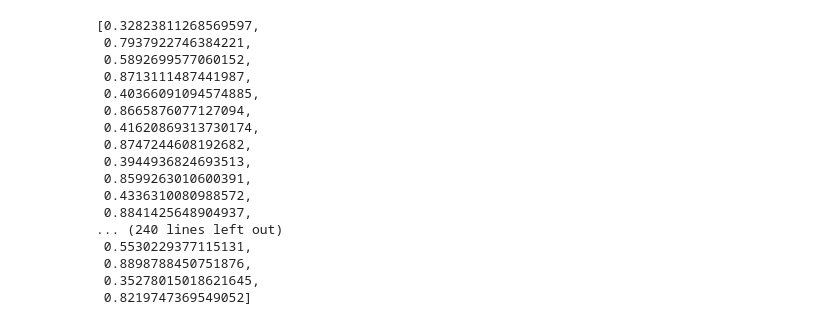
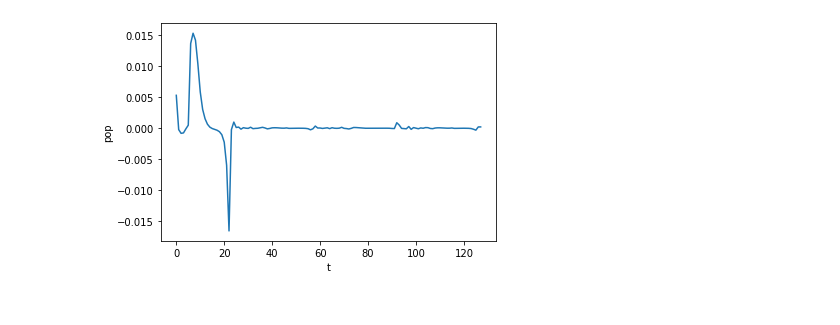
Before and after one commit to kenflat2/Nonlinear-Regression, a Jupyter notebook: Untitled2.ipynb, the cells around one changed output. Cells and saved outputs as stored; diff of their text form; code cells hidden in the pictures.

```diff
--- a/Untitled2.ipynb
+++ b/Untitled2.ipynb
@@ -43,0 +40,15 @@ lDLM.fit()
+# %%
+# fit forward filter
+lDLM.fitForwardFilter()
+# fit backward smoother
+lDLM.fitBackwardSmoother()
+
+# plot the results
+lDLM.plot()
+# plot only the filtered results
+lDLM.turnOff('smoothed plot')
+lDLM.plot()
+# plot in one figure
+lDLM.turnOff('multiple plots')
+lDLM.turnOff('filtered plot')
+lDLM.plot()
@@ -54,20 +75,4 @@ plt.show()
-# %%
-residual
-# %% [output]
-[0.32823811268569597,
- 0.7937922746384221,
- 0.5892699577060152,
- 0.8713111487441987,
- 0.40366091094574885,
- 0.8665876077127094,
- 0.41620869313730174,
- 0.8747244608192682,
- 0.3944936824693513,
- 0.8599263010600391,
- 0.4336310080988572,
- 0.8841425648904937,
-... (240 lines left out)
- 0.5530229377115131,
- 0.8898788450751876,
- 0.35278015018621645,
- 0.8219747369549052]
+# %%
+plotTS(residual)
+# %% [output]
+[figure, added]
```
Also changed, not shown: parts of 14 cells of this notebook, 3 other files.
